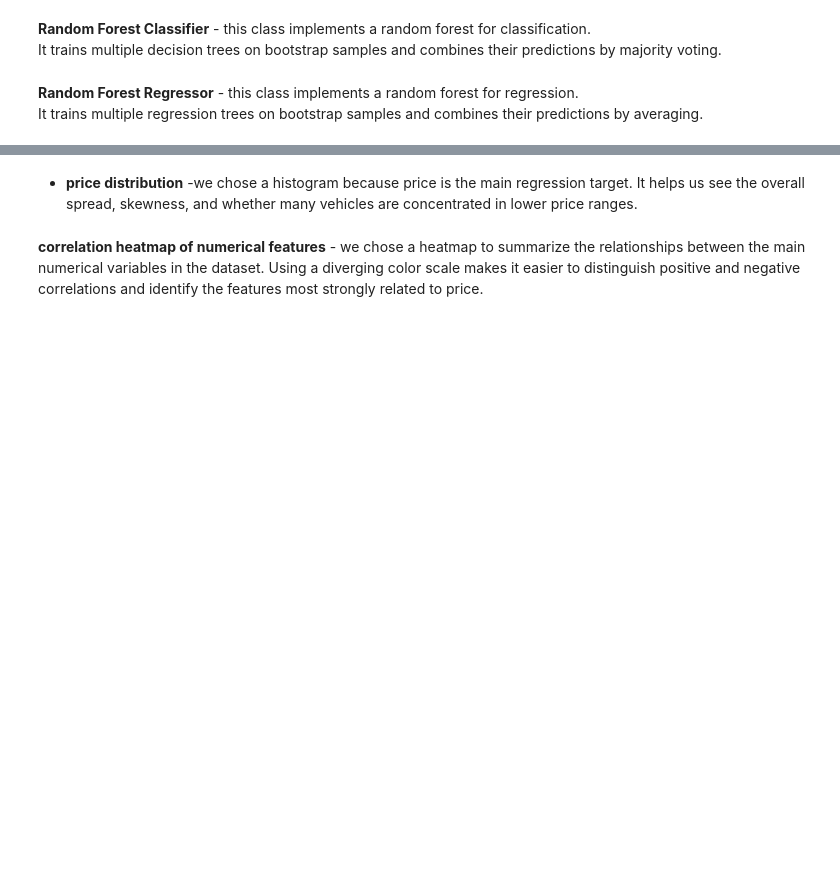
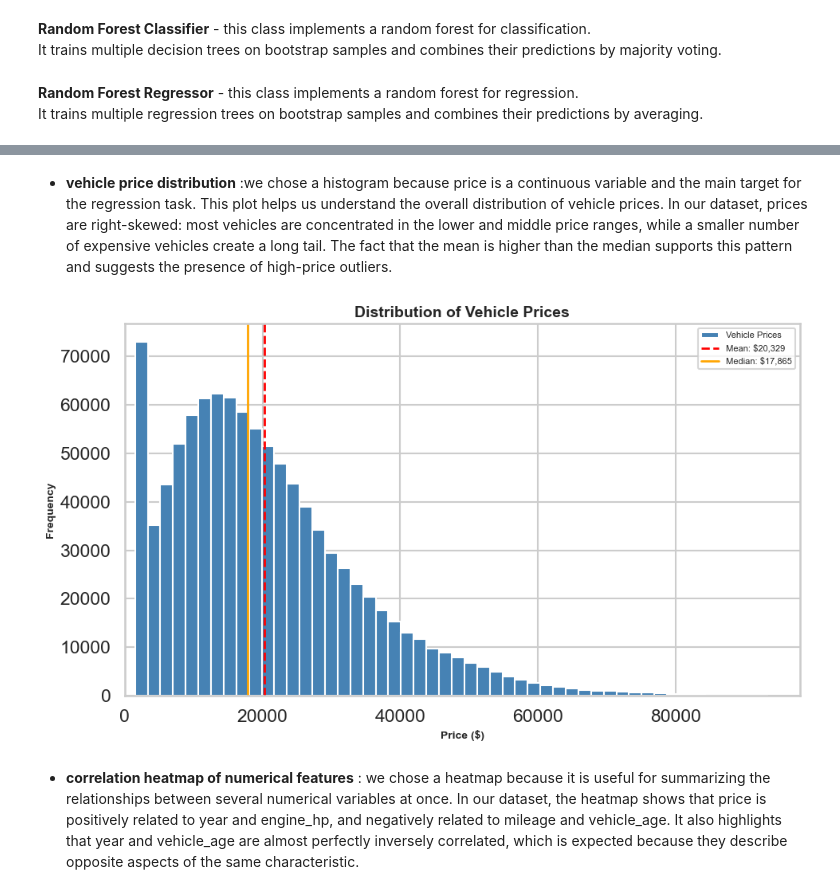
Before and after one commit to reychely/ML_HW1, a Jupyter notebook: HW1_209807130_212703813.ipynb, the cells around one changed output, grey strips where cells are left out. Drawn from its saved outputs; the diff is of its cells as text; code cells hidden in the pictures; blank space fills up the shorter version.

```diff
--- a/HW1_209807130_212703813.ipynb
+++ b/HW1_209807130_212703813.ipynb
@@ -553,18 +579,30 @@ df.info()
 # %% [markdown]
- - **price distribution** -we chose a histogram because price is the main regression target.
-It helps us see the overall spread, skewness, and whether many vehicles are concentrated in lower price ranges.
+ - **vehicle price distribution** :we chose a histogram because price is a continuous variable and the main target for the regression task.
+This plot helps us understand the overall distribution of vehicle prices.
+In our dataset, prices are right-skewed: most vehicles are concentrated in the lower and middle price ranges, while a smaller number of expensive vehicles create a long tail. The fact that the mean is higher than the median supports this pattern and suggests the presence of high-price outliers.
 # %%
 plt.figure(figsize=(10, 6))
-plt.hist(df["price"], bins=50, edgecolor="black", label="Vehicle Prices")
-plt.title("Distribution of Vehicle Prices")
-plt.xlabel("Price")
+plt.hist(df["price"], bins=50, color="steelblue", edgecolor="white", label="Vehicle Prices")
+
+# calculation and adding of  the mean and median
+mean_price = df["price"].mean()
+median_price = df["price"].median()
+plt.axvline(mean_price, color='red', linestyle='dashed', linewidth=2, label=f'Mean: ${mean_price:,.0f}')
+plt.axvline(median_price, color='orange', linestyle='solid', linewidth=2, label=f'Median: ${median_price:,.0f}')
+
+plt.title("Distribution of Vehicle Prices", fontsize=14)
+plt.xlabel("Price ($)")
 plt.ylabel("Frequency")
 plt.xlim(left=0)
+
 plt.legend()
+plt.tight_layout()
 plt.show()
+# %% [output]
+[figure, added]
 # %% [markdown]
-**correlation heatmap of numerical features** -  we chose a heatmap to summarize the relationships between the main numerical variables in the dataset.
-Using a diverging color scale makes it easier to distinguish positive and negative correlations and identify the features most strongly related to price.
+* **correlation heatmap of numerical features** : we chose a heatmap because it is useful for summarizing the relationships between several numerical variables at once.
+In our dataset, the heatmap shows that price is positively related to year and engine_hp, and negatively related to mileage and vehicle_age. It also highlights that year and vehicle_age are almost perfectly inversely correlated, which is expected because they describe opposite aspects of the same characteristic.
 # %%
 selected_numeric = [
     "year",
```
Also changed, not shown: parts of 22 cells of this notebook.
